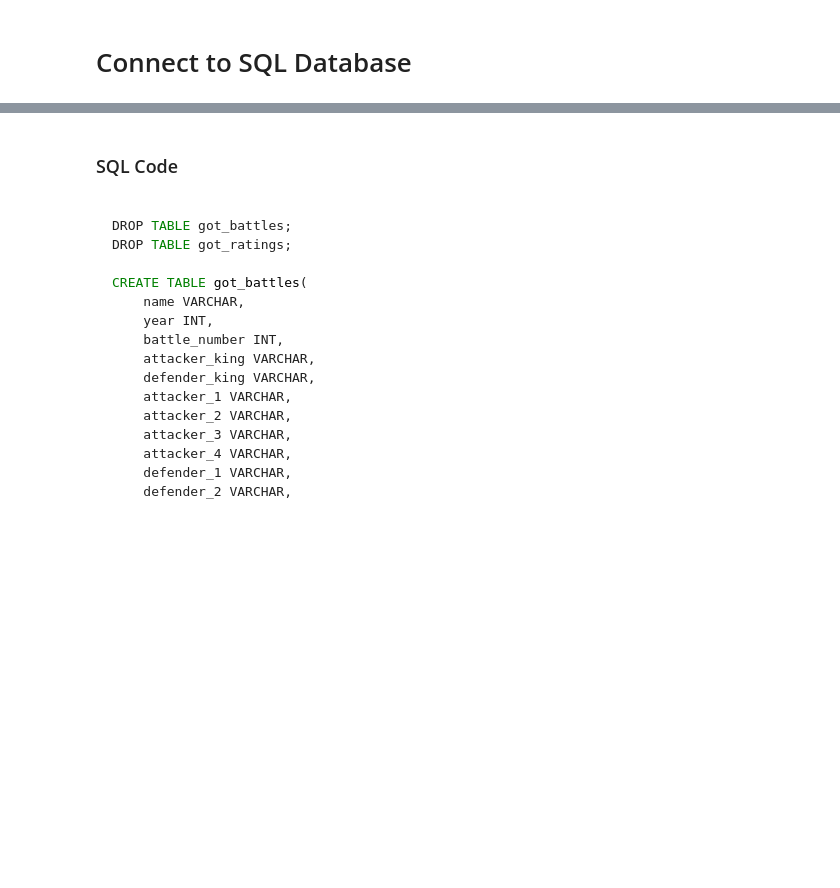
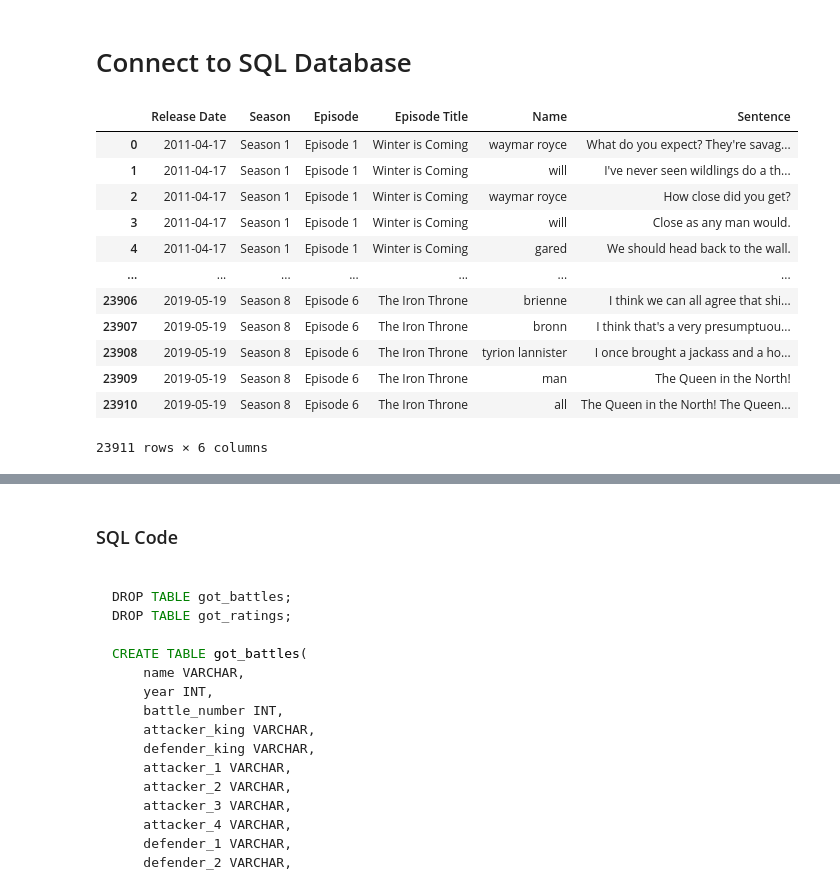
Before and after one commit to kasy1tu/Game-of-Thrones-Dashbaord-, a Jupyter notebook: Main GOT .ipynb, the cells around one changed output, grey strips where cells are left out. Drawn from its saved outputs; the diff is of its cells as text; code cells hidden in the pictures; blank space fills up the shorter version.

```diff
--- a/Main GOT .ipynb
+++ b/Main GOT .ipynb
@@ -17,6 +17,25 @@ got_scripts = pd.read_csv(csv_file4)
 
 csv_file5 = "./data/ratings.csv"
 got_ratings = pd.read_csv(csv_file5)
+# %%
+# Esther - only needs Names column
+# Gabe - kings.csv
+
+got_scripts
+# %% [output]
+|  | Release Date | Season | Episode | Episode Title | Name | Sentence |
+| 0 | 2011-04-17 | Season 1 | Episode 1 | Winter is Coming | waymar royce | What do you expect? They're savag... |
+| 1 | 2011-04-17 | Season 1 | Episode 1 | Winter is Coming | will | I've never seen wildlings do a th... |
+| 2 | 2011-04-17 | Season 1 | Episode 1 | Winter is Coming | waymar royce | How close did you get? |
+| 3 | 2011-04-17 | Season 1 | Episode 1 | Winter is Coming | will | Close as any man would. |
+| 4 | 2011-04-17 | Season 1 | Episode 1 | Winter is Coming | gared | We should head back to the wall. |
+| ... | ... | ... | ... | ... | ... | ... |
+| 23906 | 2019-05-19 | Season 8 | Episode 6 | The Iron Throne | brienne | I think we can all agree that shi... |
+| 23907 | 2019-05-19 | Season 8 | Episode 6 | The Iron Throne | bronn | I think that's a very presumptuou... |
+| 23908 | 2019-05-19 | Season 8 | Episode 6 | The Iron Throne | tyrion lannister | I once brought a jackass and a ho... |
+| 23909 | 2019-05-19 | Season 8 | Episode 6 | The Iron Throne | man | The Queen in the North! |
+| 23910 | 2019-05-19 | Season 8 | Episode 6 | The Iron Throne | all | The Queen in the North! The Queen... |
+23911 rows × 6 columns
 # %%
 got_ratings = got_ratings.rename(columns ={
                             "Season": "season",
```
Also changed, not shown: 9 other files.
